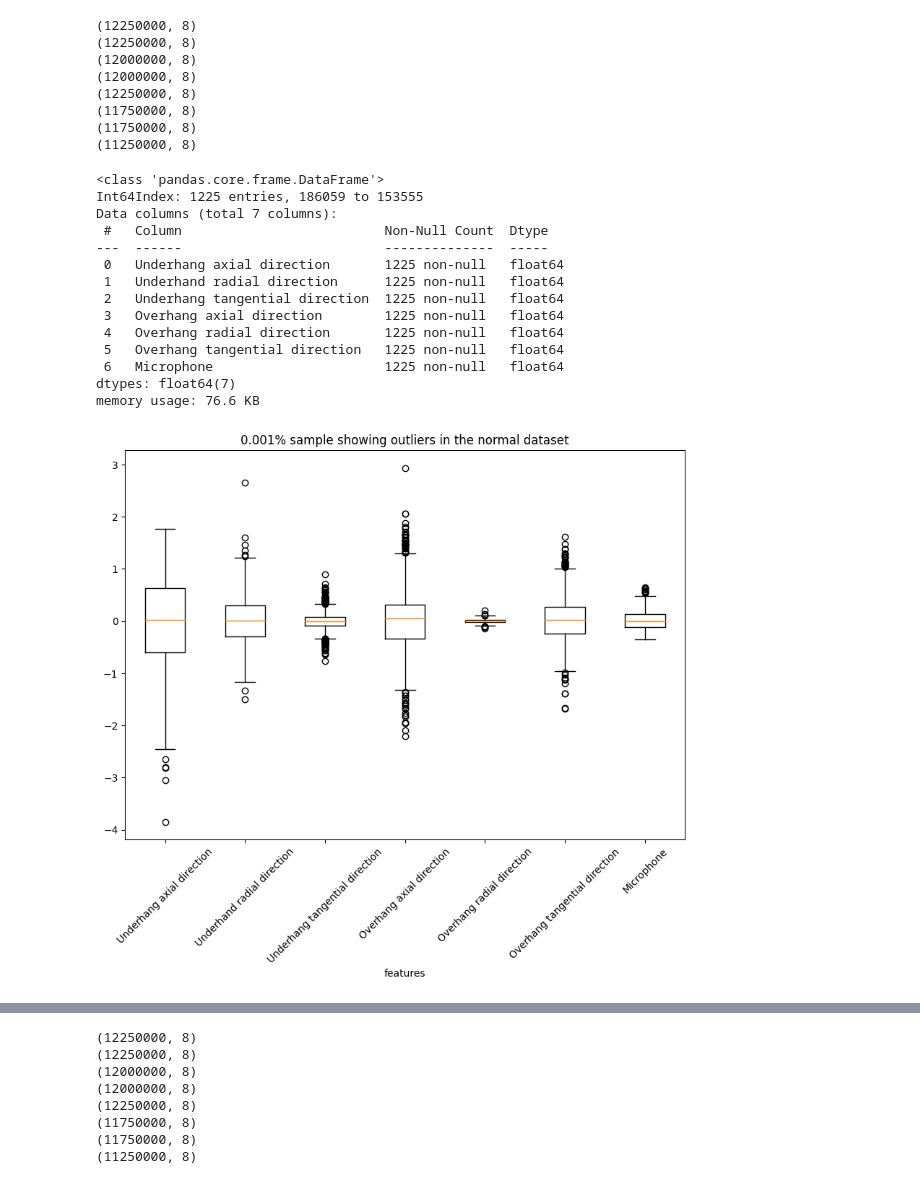
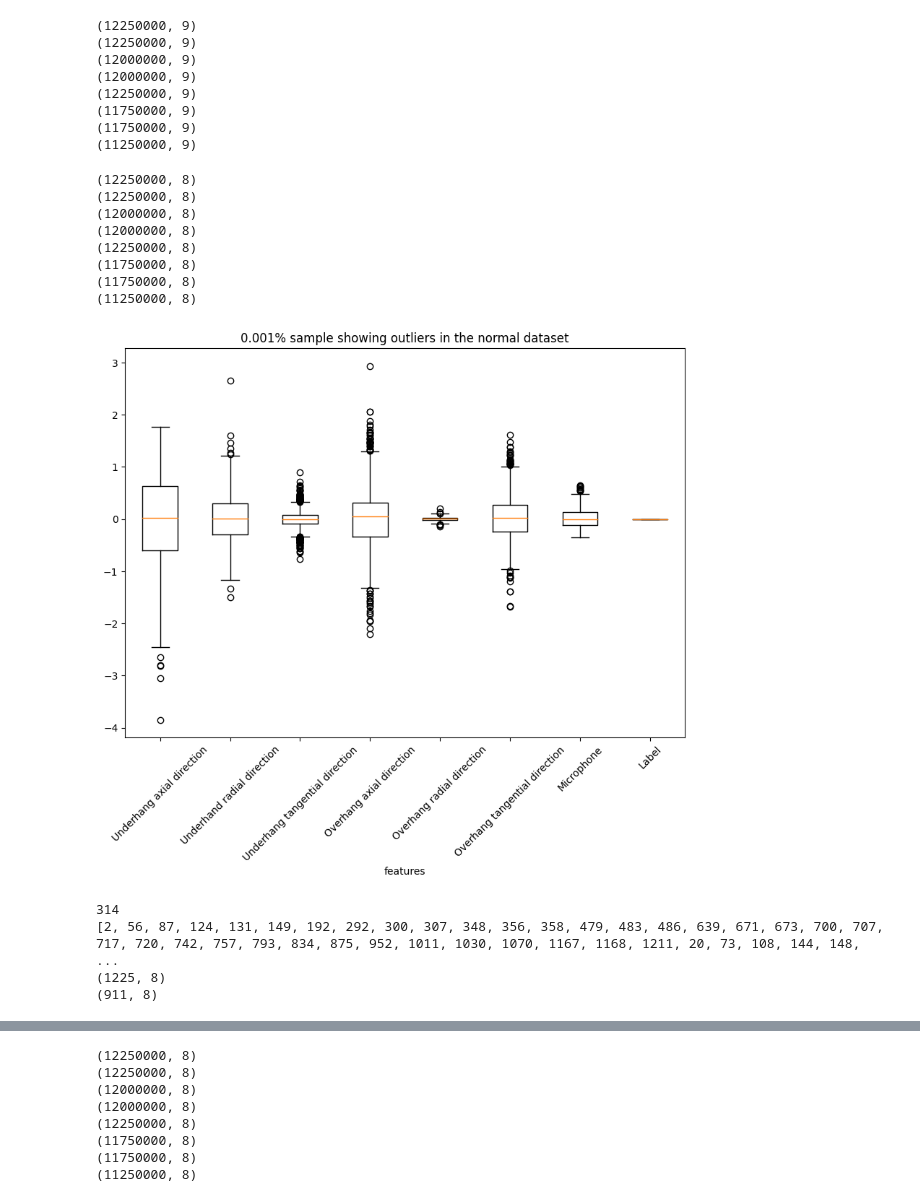
Before and after one commit to VincentLombardi/SMRTTECH-4AI3---FInal-Project, a Jupyter notebook: modeling.ipynb, the cells around one changed output, grey strips where cells are left out. Cells and saved outputs as stored; diff of their text form; code cells hidden in the pictures.

Commit message:
Outlier code is fixed and working now

```diff
--- a/modeling.ipynb
+++ b/modeling.ipynb
@@ -87,7 +87,8 @@ for x in paths[7]:
     df_imablance35 = df_imablance35.append(df_temp)
 # %%
 # here we add a new column to the data frames which will be our label
-labels = ["normal", "6g", "10g", "15g", "20g", "25g", "30g", "35g"]
+# labels = ["normal", "6g", "10g", "15g", "20g", "25g", "30g", "35g"]
+labels = [0,1,2,3,4,5,6,7] #encoding the labels so we may remove outliers more effectivley
 dfs = [df_normal, df_imablance6, df_imablance10, df_imablance15, df_imablance20, df_imablance25,df_imablance30,df_imablance35]
 for i in range(len(dfs)):
   label = []
@@ -109,3 +98,16 @@ for df in dfs:
+# %%
+# watching the changes our data frames go thorugh as we clean data and remove unnecessary features
+for df in dfs:
+    print(df.shape)
+# %% [output]
+(12250000, 9)
+(12250000, 9)
+(12000000, 9)
+(12000000, 9)
+(12250000, 9)
+(11750000, 9)
+(11750000, 9)
+(11250000, 9)
 # %%
 #Drop the tachometer because it is not helpful
 # dfs[i].columns
@@ -131,36 +133,22 @@ for df in dfs:
 (11250000, 8)
 # %%
 #Test viewing outliers on a small chunk of data
-temp_df = dfs[0].sample(frac=0.0001, replace=True, random_state=1)
-temp_df = temp_df.drop(['label'], axis=1)
+temp_df = dfs[0].sample(frac=0.0001, replace=True, random_state=1, ignore_index=True)
+# temp_df = temp_df.drop(['label'], axis=1)
 
-temp_df.info()
+# temp_df.info()
 
 fig = plt.figure(figsize =(10, 7))
 plt.boxplot(temp_df)
-plt.xticks([1,2,3,4,5,6,7], ["Underhang axial direction",
+plt.xticks([1,2,3,4,5,6,7,8], ["Underhang axial direction",
                 "Underhand radial direction",
                 "Underhang tangential direction",
                 "Overhang axial direction",
                 "Overhang radial direction",
                 "Overhang tangential direction",
-                "Microphone"], rotation=45)
+                "Microphone","Label"], rotation=45)
 plt.title("0.001% sample showing outliers in the normal dataset")
 plt.xlabel("features")
 plt.show()
 # %% [output]
-<class 'pandas.core.frame.DataFrame'>
-Int64Index: 1225 entries, 186059 to 153555
-Data columns (total 7 columns):
- #   Column                          Non-Null Count  Dtype
----  ------                          --------------  -----
- 0   Underhang axial direction       1225 non-null   float64
- 1   Underhand radial direction      1225 non-null   float64
- 2   Underhang tangential direction  1225 non-null   float64
- 3   Overhang axial direction        1225 non-null   float64
- 4   Overhang radial direction       1225 non-null   float64
- 5   Overhang tangential direction   1225 non-null   float64
- 6   Microphone                      1225 non-null   float64
-dtypes: float64(7)
-memory usage: 76.6 KB
-[figure, old version]
+[figure, new version]
@@ -171,3 +155,29 @@ newtemp = temp_df[(np.abs(stats.zscore(temp_df)) < 2).all(axis=1)]
+# %%
+from scipy import stats
+#remove outliers from test sample
+index = []
+for col in temp_df:
+    if col != 'label':
+        for row in temp_df[col]:
+            z = abs((row - temp_df[col].mean()) / temp_df[col].std())
+            if z > 2:
+                # temp_df.drop(temp_df[temp_df[col] == row].index[0], inplace= True)
+                if temp_df[temp_df[col] == row].index[0] not in index:
+                    index.append(temp_df[temp_df[col] == row].index[0])
+
+# print(len(index))
+# print(index)
+# print(temp_df.shape)
+new_temp_df = temp_df.drop(index)
+# print(new_temp_df.shape)
+# newtemp = temp_df[(np.abs(stats.zscore(temp_df)) < 2).all(axis=1)]
+
+# z = observed value - mean / sd
+# %% [output]
+314
+[2, 56, 87, 124, 131, 149, 192, 292, 300, 307, 348, 356, 358, 479, 483, 486, 639, 671, 673, 700, 707, 717, 720, 742, 757, 793, 834, 875, 952, 1011, 1030, 1070, 1167, 1168, 1211, 20, 73, 108, 144, 148, ...
+(1225, 8)
+(911, 8)
 # %%
 #confirm outliers removed
 fig = plt.figure(figsize =(10, 7))
```
Also changed, not shown: parts of 8 cells of this notebook.
